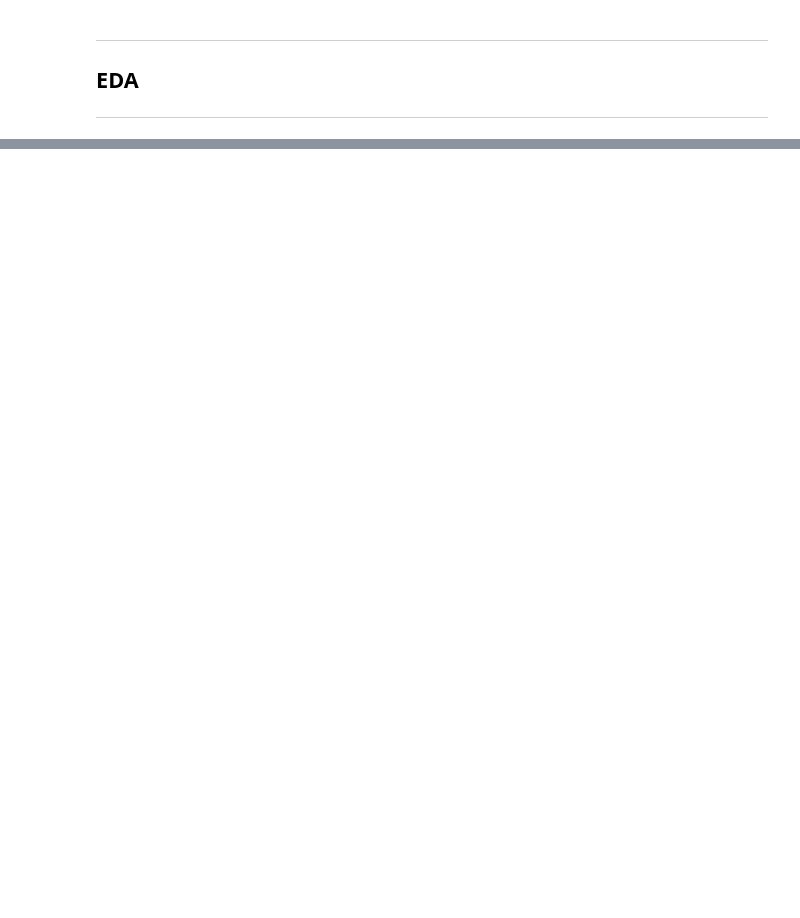
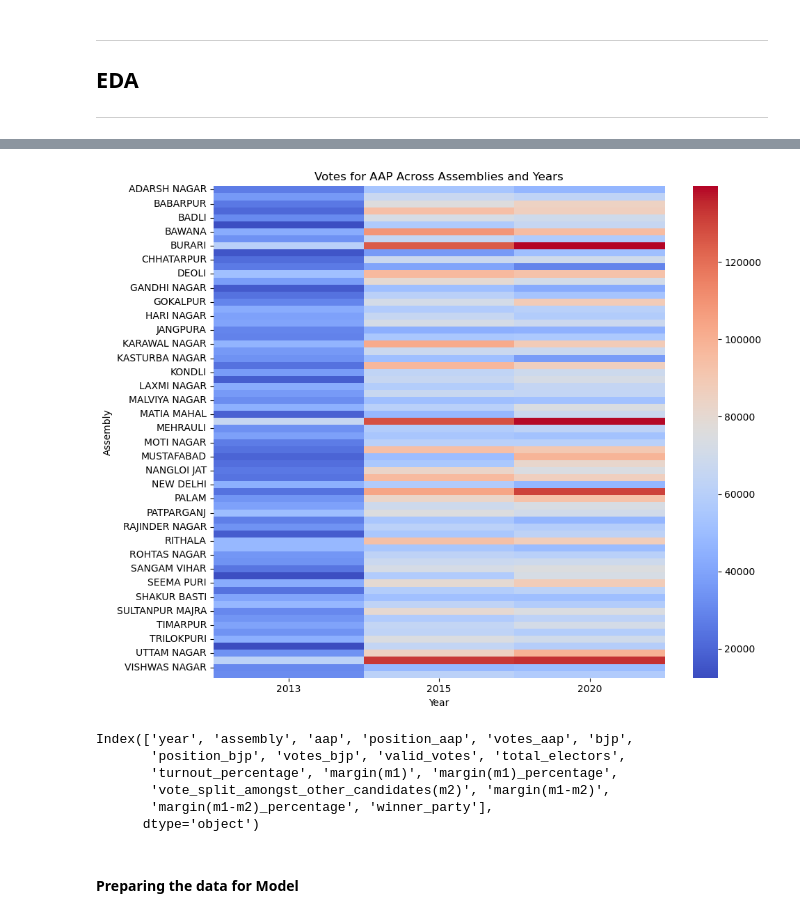
Before and after one commit to SaibalPatraDS/Delhi-Election-Trend-Analysis, a Jupyter notebook: Delhi_Election_Trend_Analysis.ipynb, the cells around one changed output, grey strips where cells are left out. Drawn from its saved outputs; the diff is of its cells as text; code cells hidden in the pictures; blank space fills up the shorter version.

```diff
--- a/Delhi_Election_Trend_Analysis.ipynb
+++ b/Delhi_Election_Trend_Analysis.ipynb
@@ -148,0 +291,18 @@ Name: year, dtype: int64
+# %%
+## Heatmap for Turnout Percentage Across Assemblies and Years
+def plot_heatmap():
+    # Correcting the pivot function usage
+    pivot_data = delhi_election_df.pivot(index='assembly', columns='year', values='votes_aap')  # 'votes_aap' as the metric for heatmap
+
+    plt.figure(figsize=(10, 8))
+    sns.heatmap(pivot_data, annot=False, fmt='.0f', cmap='coolwarm')
+    plt.title('Votes for AAP Across Assemblies and Years')
+    plt.xlabel('Year')
+    plt.ylabel('Assembly')
+    plt.tight_layout()
+    plt.show()
+
+# Heatmap for votes for AAP
+plot_heatmap()
+# %% [output]
+[figure, added]
@@ -148,0 +355,11 @@ Name: year, dtype: int64
+# %%
+delhi_election_df.columns
+# %% [output]
+Index(['year', 'assembly', 'aap', 'position_aap', 'votes_aap', 'bjp',
+       'position_bjp', 'votes_bjp', 'valid_votes', 'total_electors',
+       'turnout_percentage', 'margin(m1)', 'margin(m1)_percentage',
+       'vote_split_amongst_other_candidates(m2)', 'margin(m1-m2)',
+       'margin(m1-m2)_percentage', 'winner_party'],
+      dtype='object')
+# %% [markdown]
+#### Preparing the data for Model
```
Also changed, not shown: parts of 41 cells of this notebook, 5 other files.
